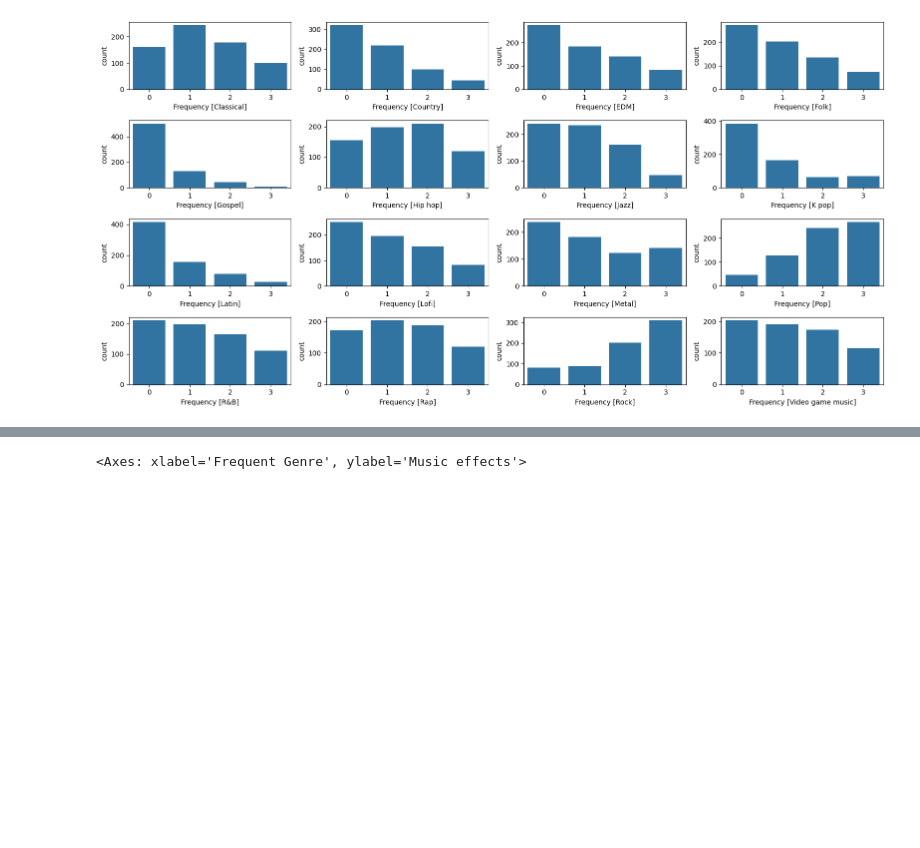
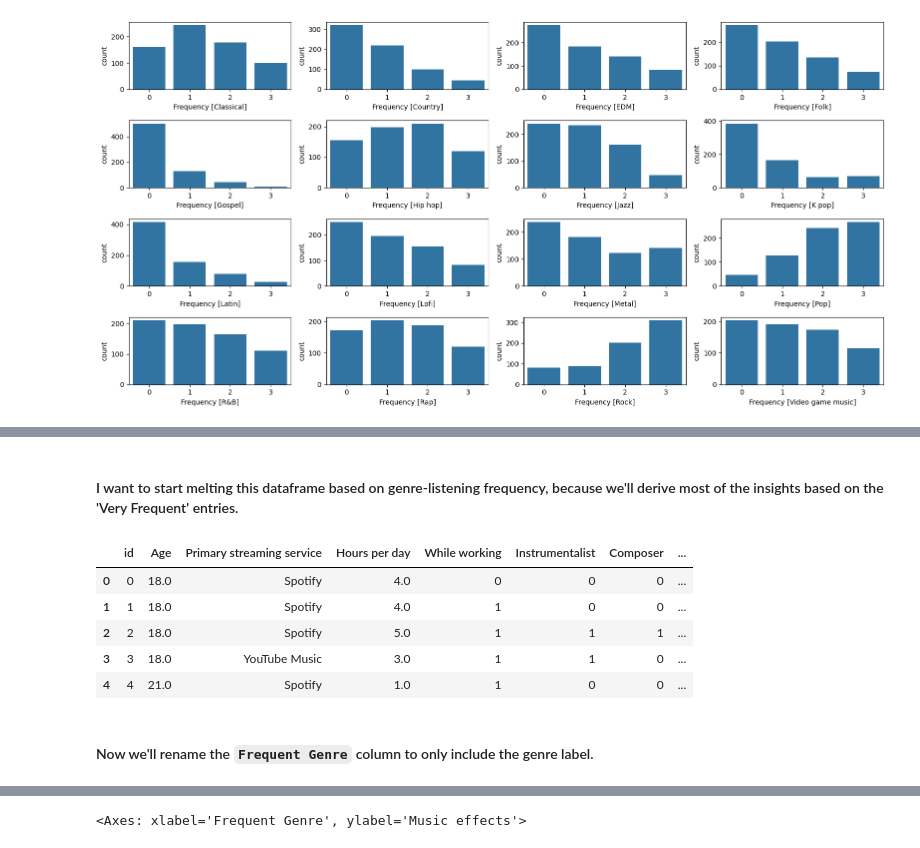
Before and after one commit to mlcuadra1/Mental-Health-x-Music-EDA, a Jupyter notebook: notebooks/Script 2 - EDA.ipynb, the cells around one changed output, grey strips where cells are left out. Saved outputs shown, nothing was run; the diff lists cells and outputs as text; code cells hidden in the pictures; blank space fills up the shorter version.

```diff
--- a/notebooks/Script 2 - EDA.ipynb
+++ b/notebooks/Script 2 - EDA.ipynb
@@ -182,0 +257,15 @@ plt.tight_layout()
+# %% [markdown]
+#### I want to start melting this dataframe based on genre-listening frequency, because we'll derive most of the insights based on the 'Very Frequent' entries.
+# %%
+id_vars = list(df.columns)[:11] + list(df.columns)[27:]
+melted_df = pd.melt(df, id_vars=id_vars, value_vars = genre_freq_list, var_name='Frequent Genre', value_name='Frequency', ignore_index=False)
+melted_df.head()
+# %% [output]
+|  | id | Age | Primary streaming service | Hours per day | While working | Instrumentalist | Composer | ... |
+| 0 | 0 | 18.0 | Spotify | 4.0 | 0 | 0 | 0 | ... |
+| 1 | 1 | 18.0 | Spotify | 4.0 | 1 | 0 | 0 | ... |
+| 2 | 2 | 18.0 | Spotify | 5.0 | 1 | 1 | 1 | ... |
+| 3 | 3 | 18.0 | YouTube Music | 3.0 | 1 | 1 | 0 | ... |
+| 4 | 4 | 21.0 | Spotify | 1.0 | 1 | 0 | 0 | ... |
+# %% [markdown]
+#### Now we'll rename the `Frequent Genre` column to only include the genre label.
```
Also changed, not shown: parts of 31 cells of this notebook.
